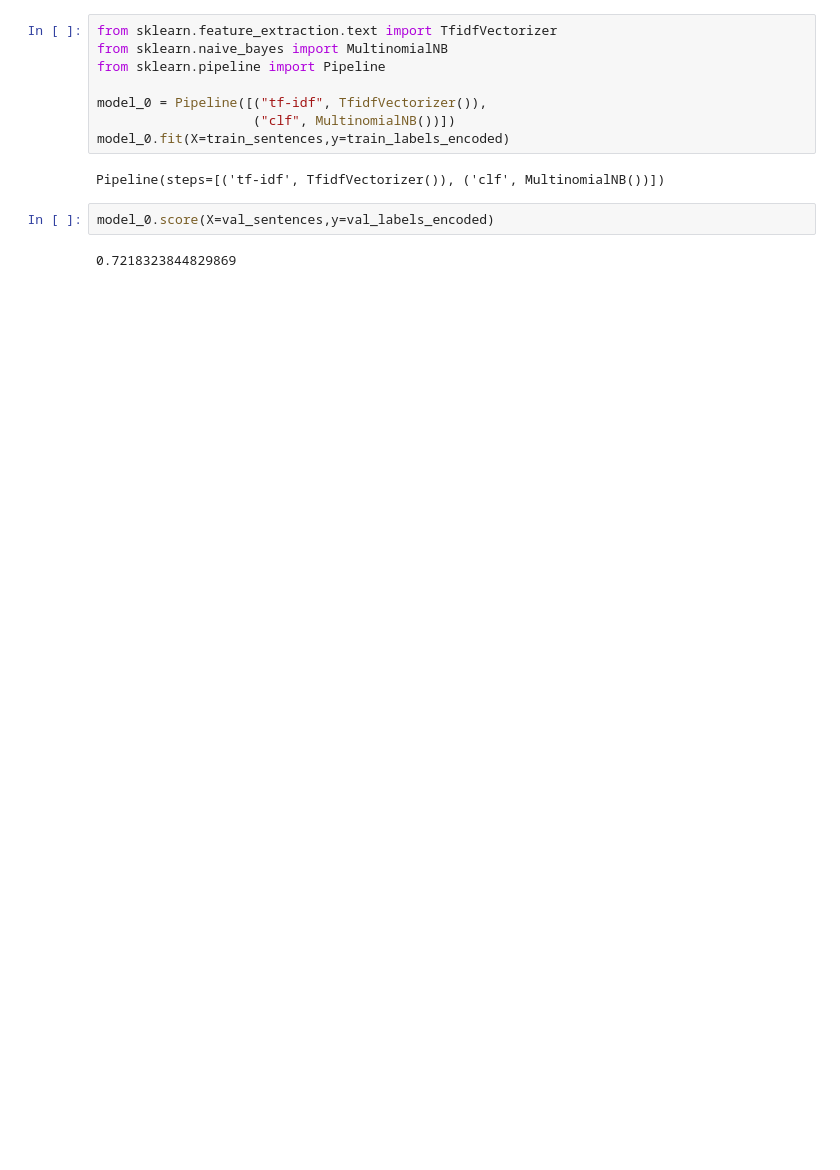
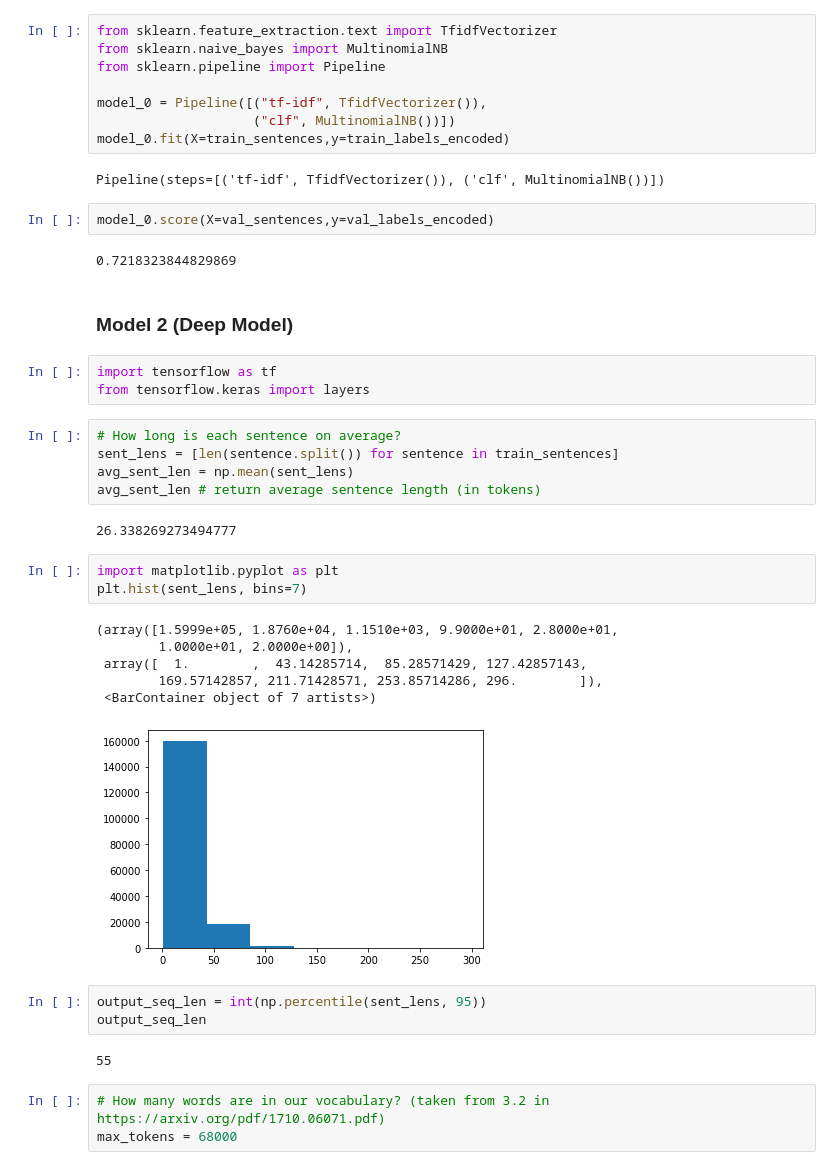
Before and after one commit to agbariaweaam/SkimLit_Project, a Jupyter notebook: SkimLit_Project.ipynb, the cells around one changed output. Saved outputs shown, nothing was run; the diff lists cells and outputs as text; blank space fills up the shorter version.

Commit message:
Building second model

```diff
--- a/SkimLit_Project.ipynb
+++ b/SkimLit_Project.ipynb
@@ -143,3 +145,33 @@ Pipeline(steps=[('tf-idf', TfidfVectorizer()), ('clf', MultinomialNB())])
 model_0.score(X=val_sentences,y=val_labels_encoded)
 # %% [output]
 0.7218323844829869
+# %% [markdown]
+### Model 2 (Deep Model)
+# %%
+import tensorflow as tf
+from tensorflow.keras import layers
+# %%
+# How long is each sentence on average?
+sent_lens = [len(sentence.split()) for sentence in train_sentences]
+avg_sent_len = np.mean(sent_lens)
+avg_sent_len # return average sentence length (in tokens)
+# %% [output]
+26.338269273494777
+# %%
+import matplotlib.pyplot as plt
+plt.hist(sent_lens, bins=7)
+# %% [output]
+(array([1.5999e+05, 1.8760e+04, 1.1510e+03, 9.9000e+01, 2.8000e+01,
+        1.0000e+01, 2.0000e+00]),
+ array([  1.        ,  43.14285714,  85.28571429, 127.42857143,
+        169.57142857, 211.71428571, 253.85714286, 296.        ]),
+ <BarContainer object of 7 artists>)
+[figure, added]
+# %%
+output_seq_len = int(np.percentile(sent_lens, 95))
+output_seq_len
+# %% [output]
+55
+# %%
+# How many words are in our vocabulary? (taken from 3.2 in https://arxiv.org/pdf/1710.06071.pdf)
+max_tokens = 68000
```
Also changed, not shown: parts of 6 cells of this notebook.
